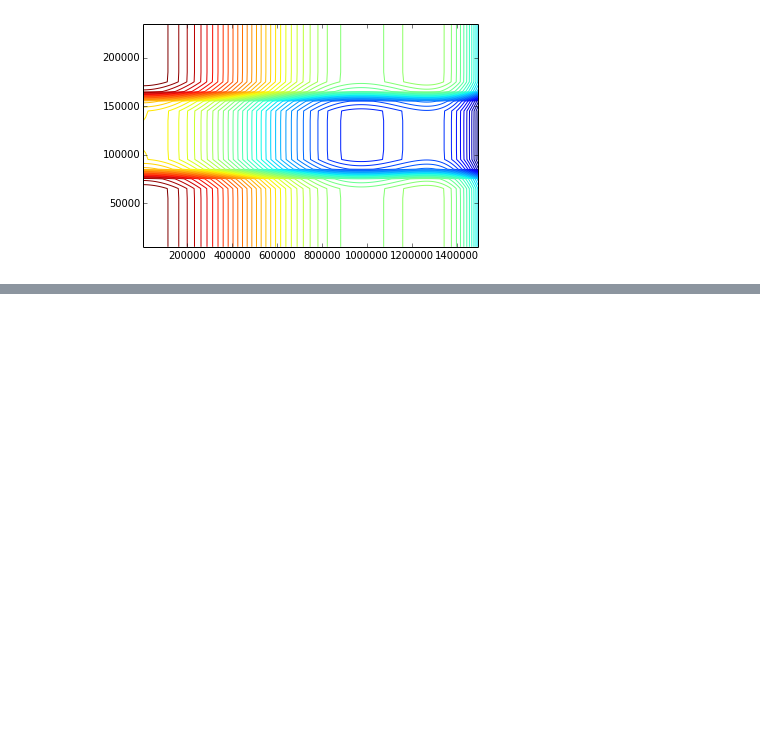
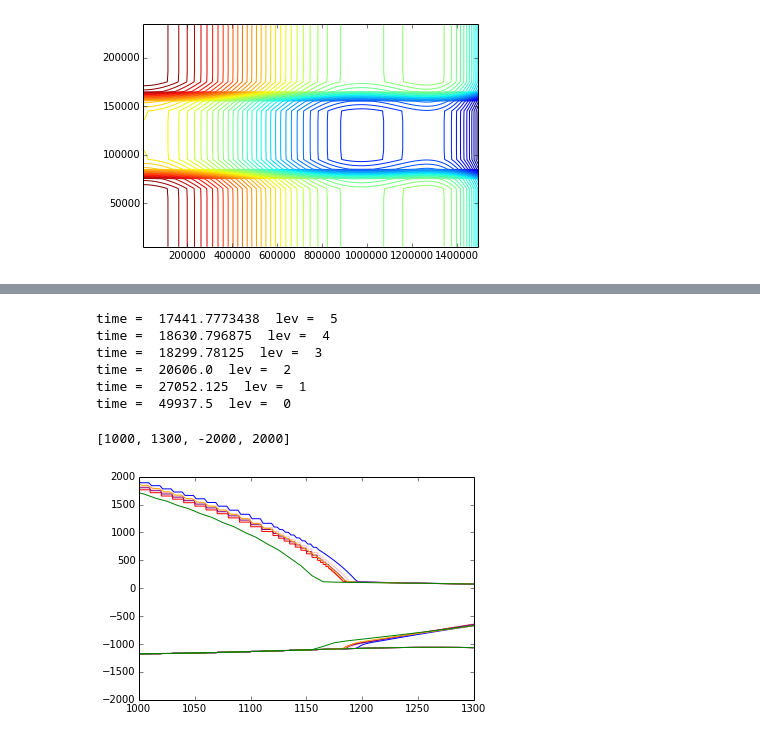
Before and after one commit to ggslc/labnotetest, a Jupyter notebook: initial_mismip_ng.ipynb, the cells around one changed output, grey strips where cells are left out. Cells and saved outputs as stored; diff of their text form; code cells hidden in the pictures; blank space fills up the shorter version.

```diff
--- a/initial_mismip_ng.ipynb
+++ b/initial_mismip_ng.ipynb
@@ -108,0 +241,30 @@ def friction(x,y,t,thck,topg):
+# %%
+f = plt.figure()
+scale = 1.0e+3
+
+lev=5
+addfl(f,'data/MISMIPNG/lazyspinup/plot.ghgChannel.ssa.5lev.Chombo.097900.2d.hdf5',lev,scale,'red')
+lev=4
+addfl(f,'data/MISMIPNG/lazyspinup/plot.ghgChannel.ssa.4lev.Chombo.077100.2d.hdf5',lev,scale,'pink')
+
+lev=3
+addfl(f,'data/MISMIPNG/lazyspinup/plot.ghgChannel.ssa.3lev.Chombo.044900.2d.hdf5',lev,scale,'purple')
+
+lev=2
+addfl(f,'data/MISMIPNG/spinup/plot.ghgChannel.ssa.2lev.Chombo.050700.2d.hdf5',lev,scale,'blue')
+
+lev=1
+addfl(f,'data/MISMIPNG/spinup/plot.ghgChannel.ssa.1lev.Chombo.062300.2d.hdf5',lev,scale,'orange')
+lev=0
+addfl(f,'data/MISMIPNG/spinup/plot.ghgChannel.ssa.0lev.Chombo.088000.2d.hdf5',lev,scale,'green')
+
+plt.axis([1000,1300,-2000,2000])
+# %% [output]
+time =  17441.7773438  lev =  5
+time =  18630.796875  lev =  4
+time =  18299.78125  lev =  3
+time =  20606.0  lev =  2
+time =  27052.125  lev =  1
+time =  49937.5  lev =  0
+[1000, 1300, -2000, 2000]
+[figure, added]
```
Also changed, not shown: parts of 11 cells of this notebook.
